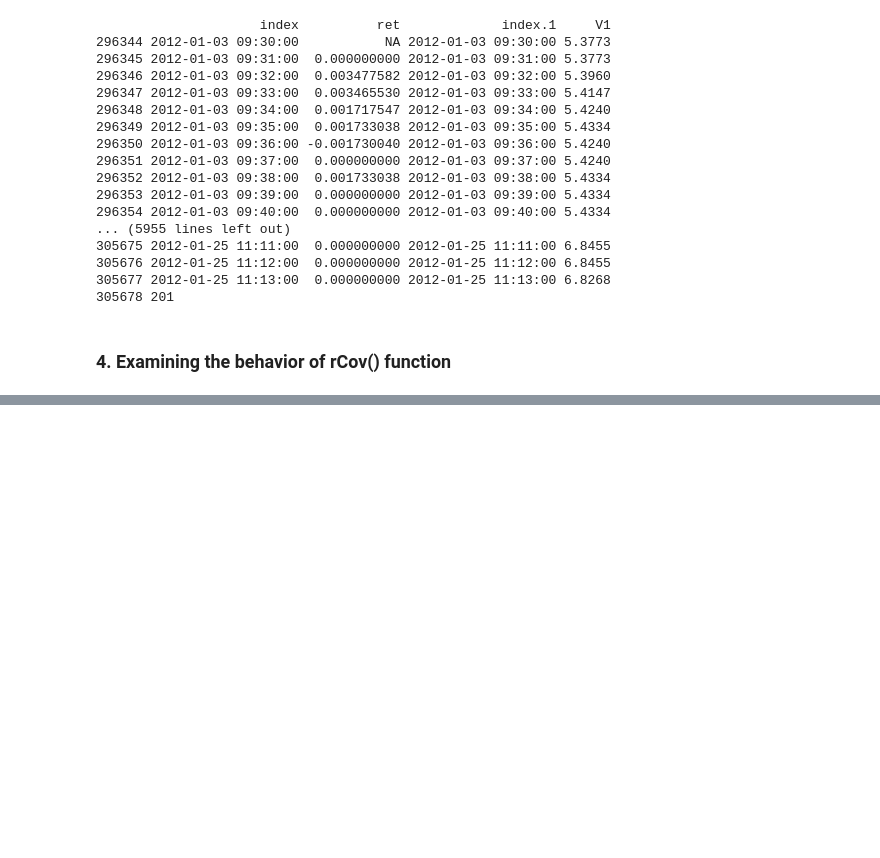
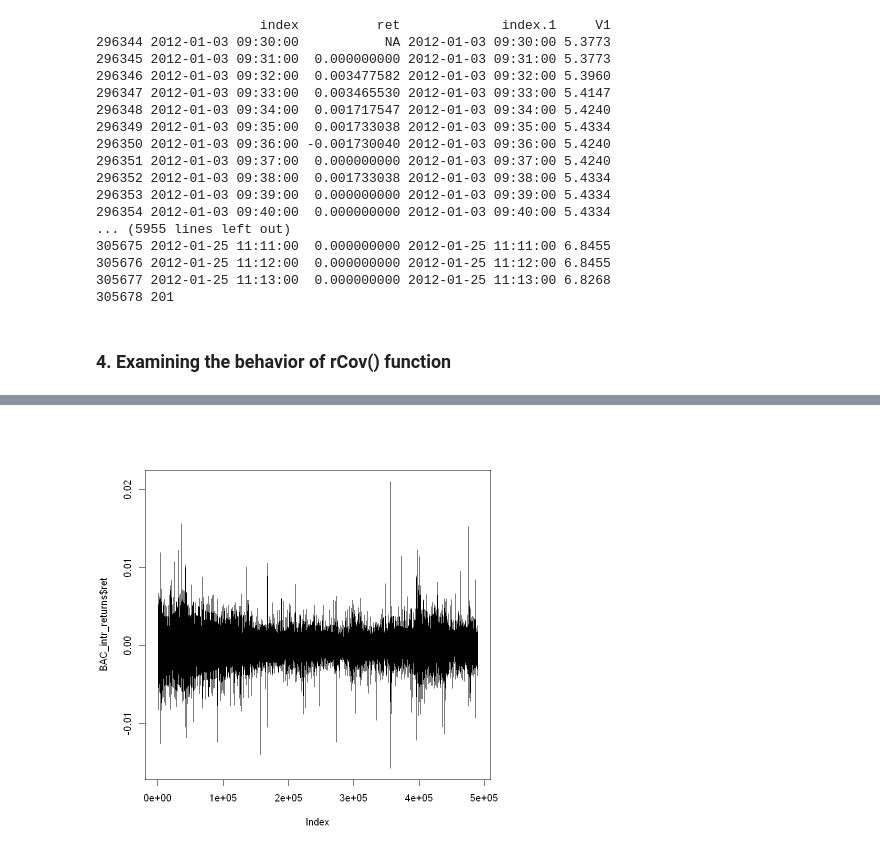
Before and after one commit to JanK0095/Financial-Econometrics-Course-Projects, a Jupyter notebook: HW3/FE1_HW3_Kubal_Mattanelli.ipynb, the cells around one changed output, grey strips where cells are left out. Cells and saved outputs as stored; diff of their text form; code cells hidden in the pictures; blank space fills up the shorter version.

```diff
--- a/HW3/FE1_HW3_Kubal_Mattanelli.ipynb
+++ b/HW3/FE1_HW3_Kubal_Mattanelli.ipynb
@@ -205,0 +233,4 @@ XOM_intr_returns$ret[format(XOM_intr_returns$index, '%H:%M') == '09:30'] <- NA
+# %%
+plot(BAC_intr_returns$ret, type = "l")
+# %% [output]
+[figure, added]
```
Also changed, not shown: parts of 7 cells of this notebook.
